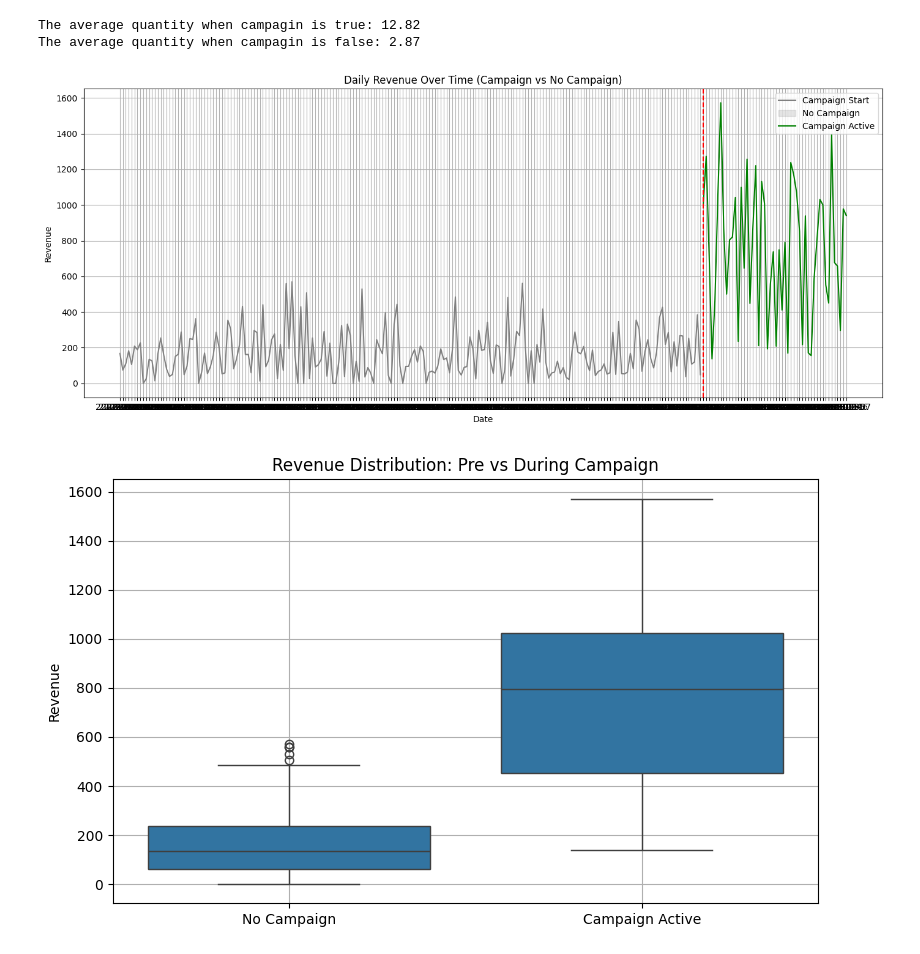
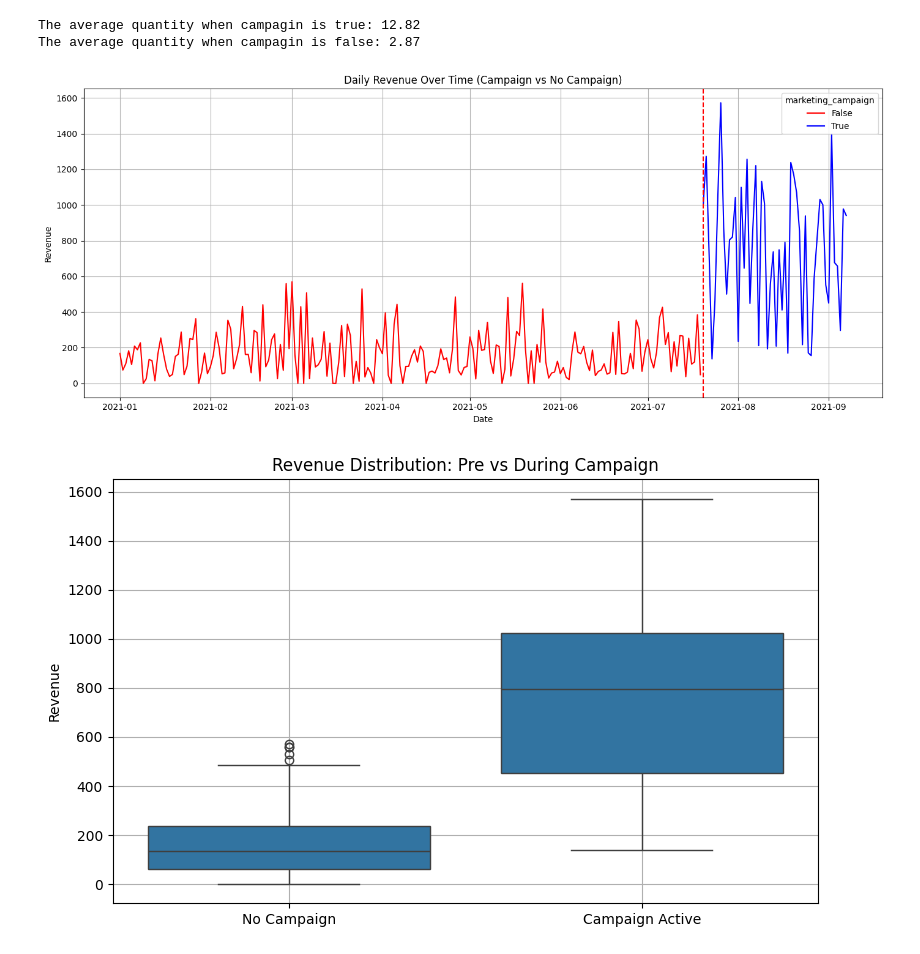
Before and after one commit to ymnlkn/Sales-Uplifting, a Jupyter notebook: sales.ipynb, the cells around one changed output. Drawn from its saved outputs; the diff is of its cells as text; code cells hidden in the pictures.

```diff
--- a/sales.ipynb
+++ b/sales.ipynb
@@ -5,9 +5,9 @@ import pandas as pd
 import matplotlib.pyplot as plt
 # %%
 sales = pd.read_csv('sales_uplift.csv')
-# %%
-sales.head()
-sales.drop(columns='Unnamed: 0', inplace=True)
+# %%
+sales.head()
+sales['date'] = pd.to_datetime(sales['date'])
 # %%
 sales.head()
 # %% [output]
@@ -182,17 +185,16 @@ post_period = [
 ]
 # %%
 plt.figure(figsize=(14, 6))
-sns.lineplot(data=sales, x='date', y='revenue', hue='marketing_campaign', palette={False: "gray", True: "green"})
+sns.lineplot(data=sales, x='date', y='revenue', hue='marketing_campaign', palette={False: "red", True: "blue"})
 plt.axvline(sales[sales['marketing_campaign']].date.min(), color='red', linestyle='--', label='Campaign Start')
 plt.title('Daily Revenue Over Time (Campaign vs No Campaign)')
 plt.xlabel('Date')
 plt.ylabel('Revenue')
-plt.legend(['Campaign Start', 'No Campaign', 'Campaign Active'])
 plt.grid(True)
 plt.tight_layout()
 plt.show()
 # %% [output]
-[figure, old version]
+[figure, new version]
 # %%
 plt.figure(figsize=(8, 5))
 sns.boxplot(data=sales, x='marketing_campaign', y='revenue')
```
Also changed, not shown: parts of 18 cells of this notebook.
